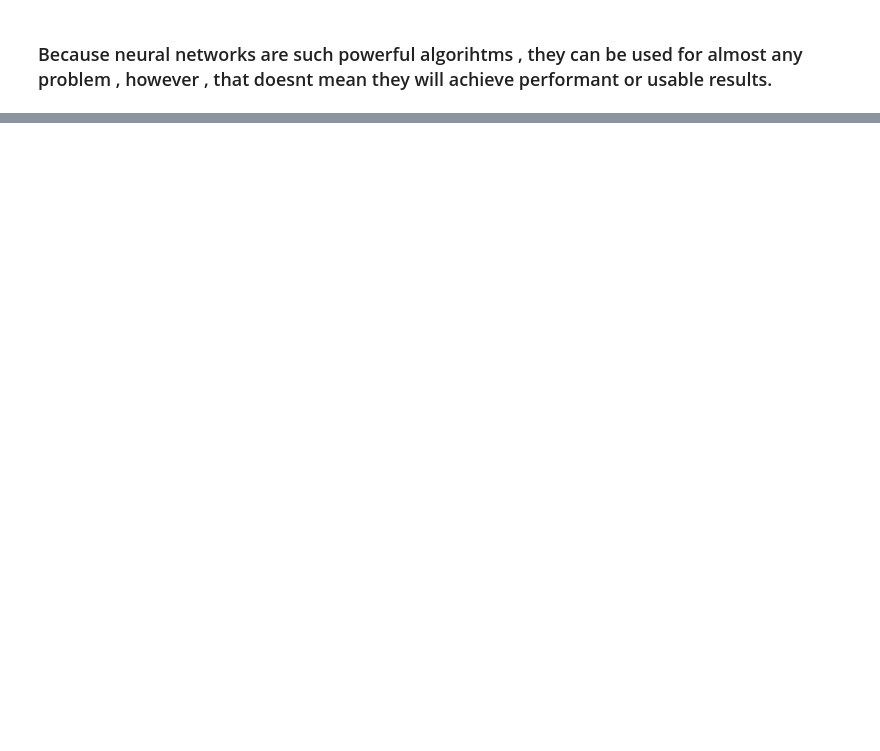
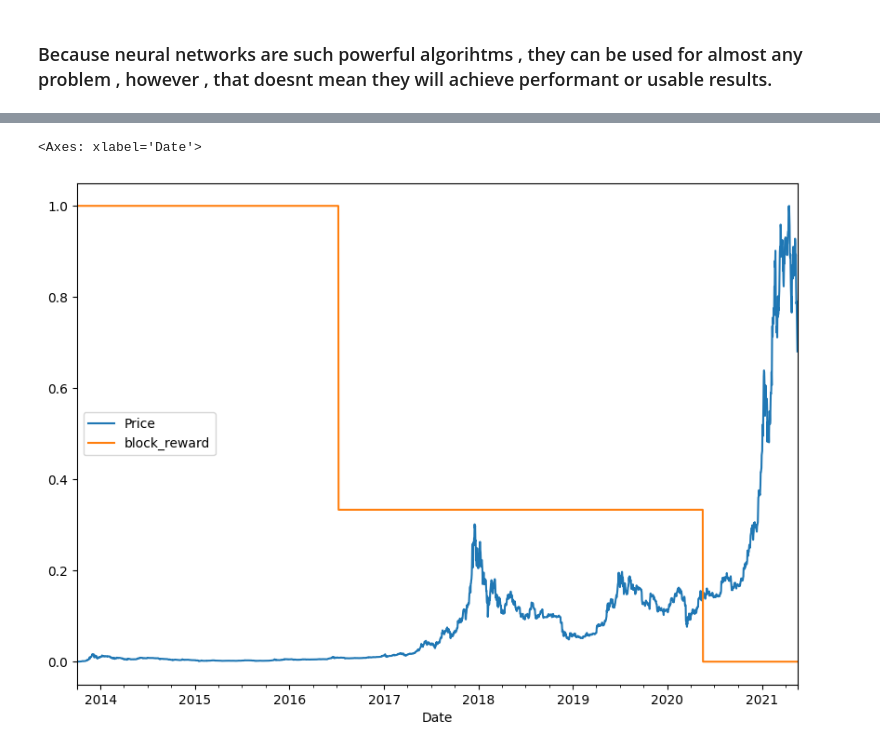
Before and after one commit to MelihKlc/Deep-Learning, a Jupyter notebook: Time_Series_Forecasting.ipynb, the cells around one changed output, grey strips where cells are left out. Saved outputs shown, nothing was run; the diff lists cells and outputs as text; code cells hidden in the pictures; blank space fills up the shorter version.

```diff
--- a/Time_Series_Forecasting.ipynb
+++ b/Time_Series_Forecasting.ipynb
@@ -1230,0 +1281,4 @@ model_5_results
+# %%
+block_reward_3_days = ( block_reward_4_datetime - bitcoin_prices.index[0] ).days
+block_reward_2_days , block_reward_3_days
+# ilk günden 1012. güne kadar  reward 25 , 1012. günden 2041. güne kadar reward 12 , 2421 den sonraki günler için reward 6.25 olacak
@@ -1230,0 +1287,5 @@ model_5_results
+# %%
+# Add in a block reward column
+bitcoin_prices_block = bitcoin_prices.copy()  # bitcoin_prices dataframe imizin aynısını kopyaladık.
+bitcoin_prices_block["block_reward"] = None    # block_reward columnu ekledik en başta boş olarak ekliyoruz sonrasında dolduruyoruz.
+bitcoin_prices_block.head()
@@ -1230,0 +1300,4 @@ model_5_results
+# %%
+# Add in block_reward values as a feature to our dataframe
+bitcoin_prices_block.iloc[ : block_reward_2_days , -1] = block_reward_2  # Index eklemek istediğimiz icin iloc kullanıyoruz. Son columnda block_rewardlarımız oldugu icin ve biz bunları doldurmak istedigimiz icin column kısmına -1 diyoruz.
+bitcoin_prices_block.head()
@@ -1230,0 +1312,4 @@ model_5_results
+# %%
+bitcoin_prices_block.iloc[ block_reward_2_days : block_reward_3_days , -1 ] = block_reward_3
+bitcoin_prices_block.iloc[ block_reward_3_days :  , -1 ] = block_reward_4
+bitcoin_prices_block.tail()
@@ -1230,0 +1324,14 @@ model_5_results
+# %%
+# Plot the block reward vs price over time.
+# minmax_scale bütün değerleri 0 la 1 arasına sıkıştırıyor.
+from sklearn.preprocessing import minmax_scale
+scaled_price_block_df = pd.DataFrame(
+    minmax_scale( bitcoin_prices_block[ [ "Price" , "block_reward" ] ] ) ,
+    columns = bitcoin_prices_block.columns ,
+    index = bitcoin_prices_block.index
+    )
+
+scaled_price_block_df.plot(figsize = (10 , 7))
+# %% [output]
+<Axes: xlabel='Date'>
+[figure, added]
```
Also changed, not shown: parts of 46 cells of this notebook.
